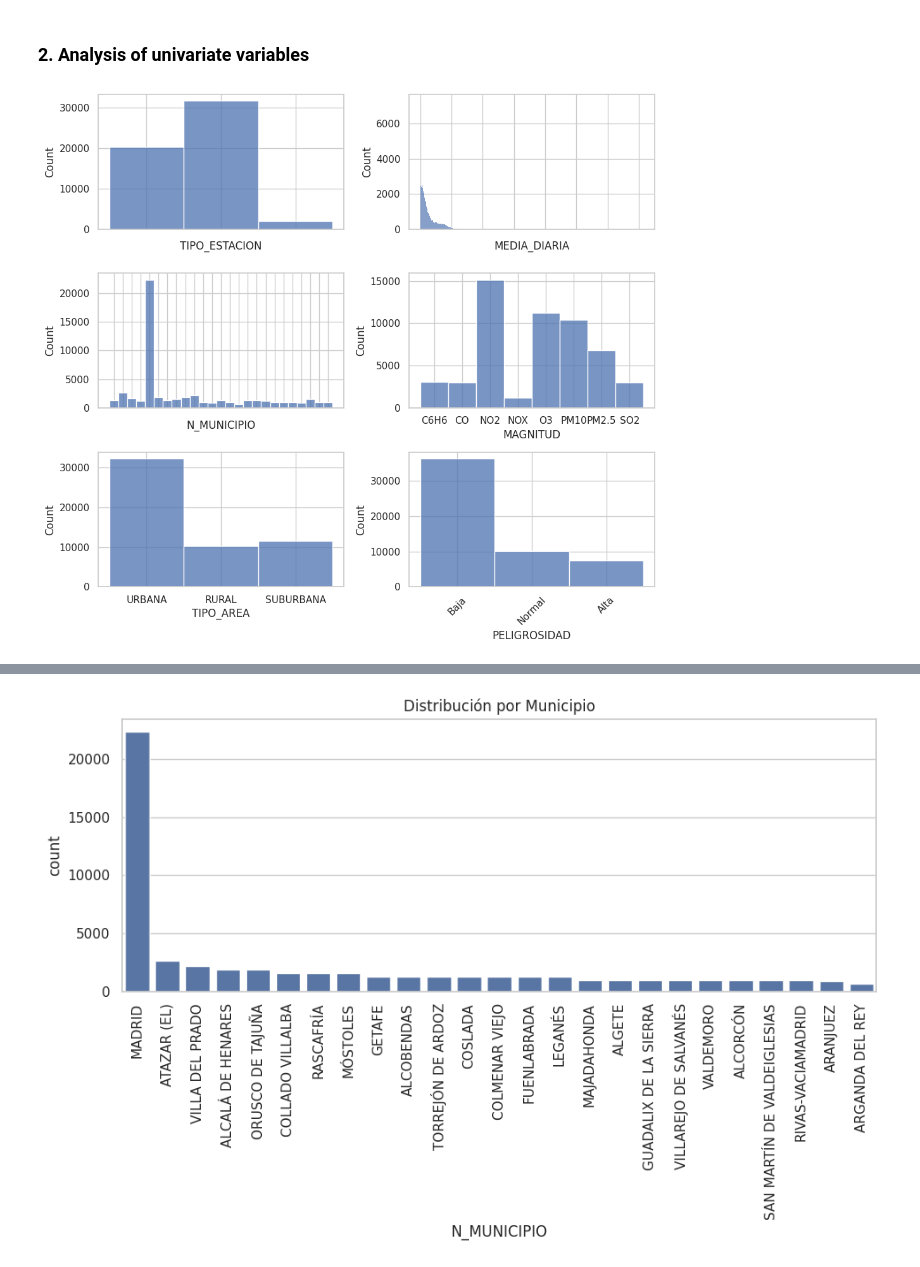
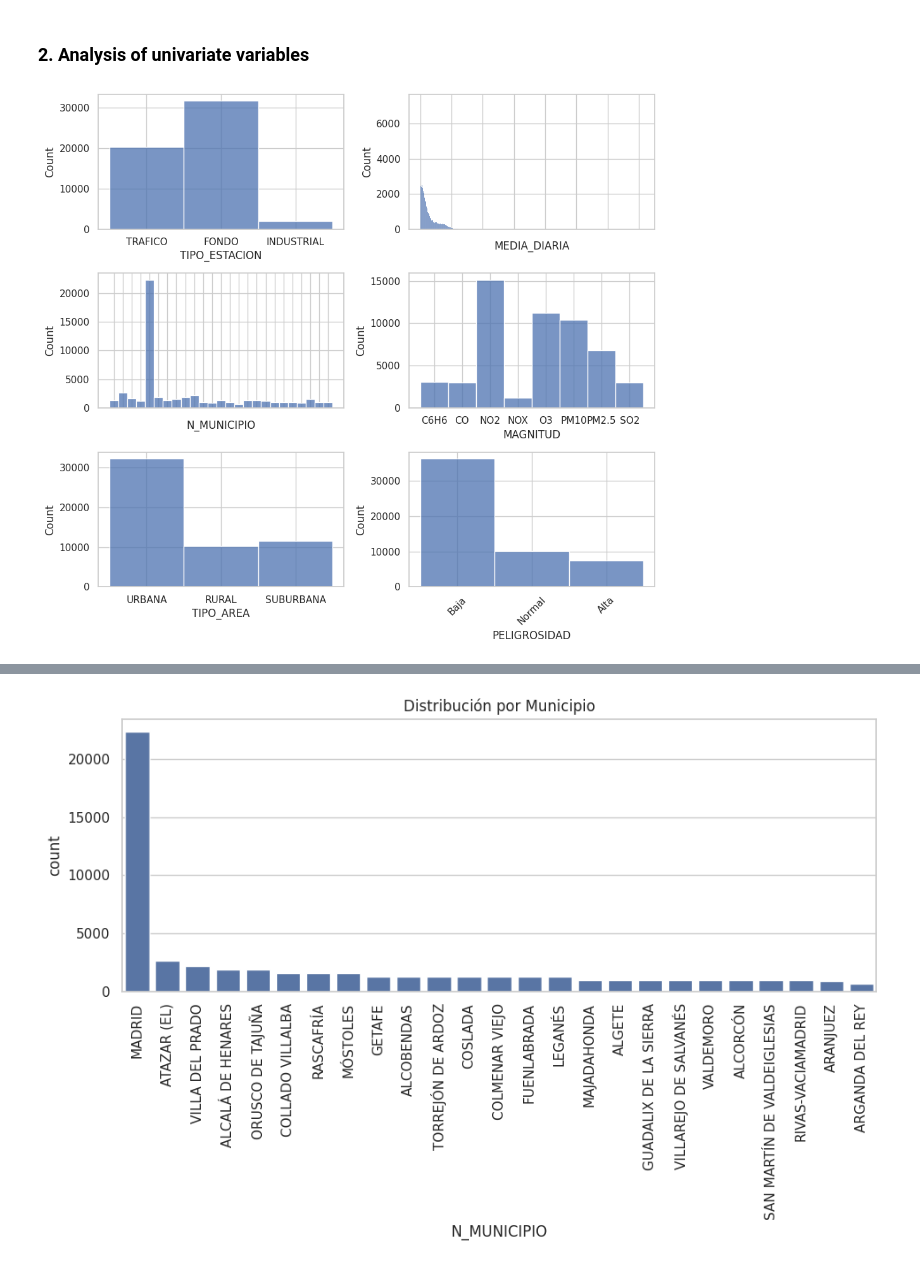
Before and after one commit to Yakondra/Final-project-air-quality, a Jupyter notebook: notebooks/EDA_madrid.ipynb, the cells around one changed output, grey strips where cells are left out. Cells and saved outputs as stored; diff of their text form; code cells hidden in the pictures.

```diff
--- a/notebooks/EDA_madrid.ipynb
+++ b/notebooks/EDA_madrid.ipynb
@@ -123,18 +127,18 @@ madrid_df
 # %%
 sns.set(style= 'whitegrid')
 
 fig, axis = plt.subplots(3, 2, figsize=(10, 9))
 
 # Histogramas
-sns.histplot(ax=axis[0, 0], data=madrid_df, x= 'TIPO_ESTACION').set_xticklabels([])
+sns.histplot(ax=axis[0, 0], data=madrid_df, x= 'TIPO_ESTACION')
 sns.histplot(ax=axis[0, 1], data=madrid_df, x= 'MEDIA_DIARIA').set_xticklabels([])
 sns.histplot(ax=axis[1, 0], data=madrid_df, x= 'N_MUNICIPIO').set_xticklabels([])
 sns.histplot(ax=axis[1, 1], data=madrid_df, x= 'MAGNITUD')
 sns.histplot(ax=axis[2, 0], data=madrid_df, x= 'TIPO_AREA')
 sns.histplot(ax=axis[2, 1], data=madrid_df, x= 'PELIGROSIDAD')
 
 plt.xticks(rotation=45)
 plt.tight_layout()
 plt.show()
 # %% [output]
-[figure, old version]
+[figure, new version]
```
Also changed, not shown: parts of 9 cells of this notebook, 3 other files.
